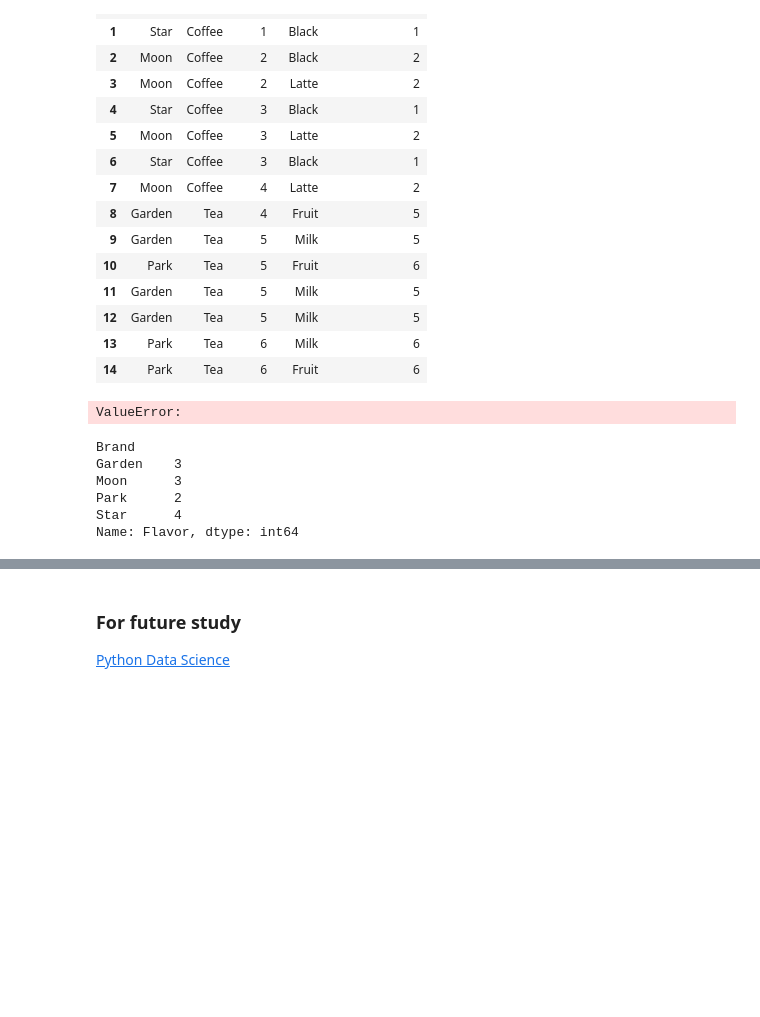
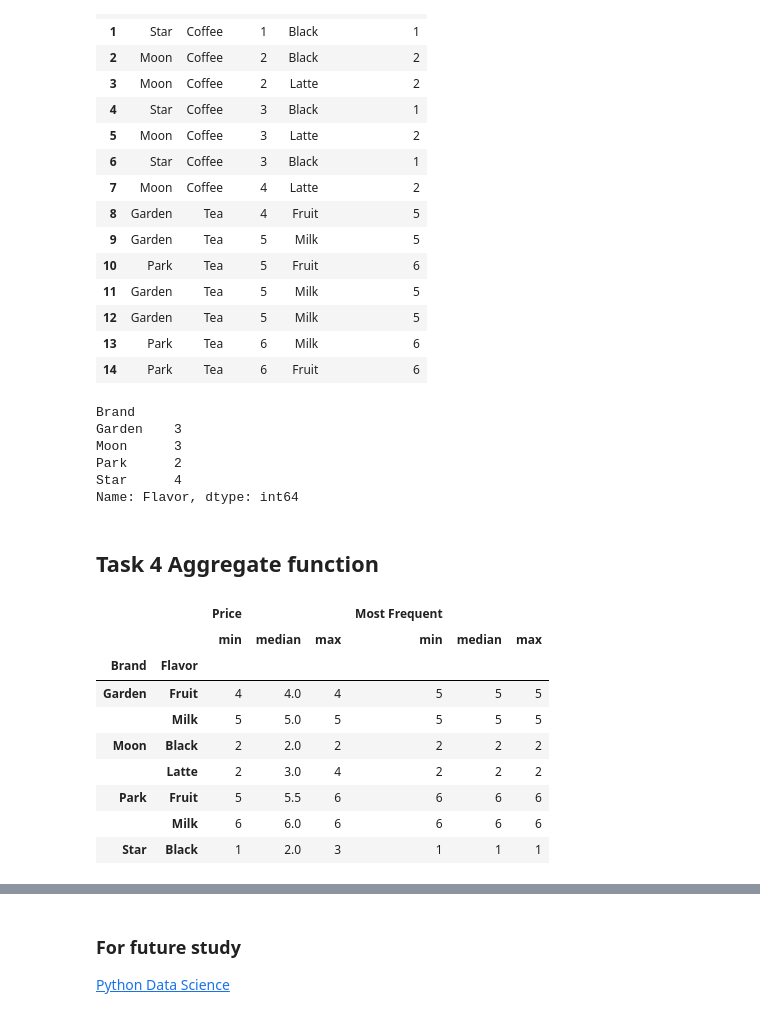
Before and after one commit to zigzagjie/Data-Science, a Jupyter notebook: Pandas/Groupby, Agg and Transform.ipynb, the cells around one changed output, grey strips where cells are left out. Drawn from its saved outputs; the diff is of its cells as text; code cells hidden in the pictures; blank space fills up the shorter version.

```diff
--- a/Pandas/Groupby, Agg and Transform.ipynb
+++ b/Pandas/Groupby, Agg and Transform.ipynb
@@ -304,10 +308,6 @@ item
 | 12 | Garden | Tea | 5 | Milk | 5 |
 | 13 | Park | Tea | 6 | Milk | 6 |
 | 14 | Park | Tea | 6 | Fruit | 6 |
-# %%
-item.groupby('Brand')['Flavor'].value_counts().groupby(level=0).nlargest(1)
-# %% [output]
-ValueError:
 # %%
 item.groupby('Brand')['Flavor'].value_counts().groupby(level=0).first()
 # %% [output]
@@ -317,3 +317,18 @@ Moon      3
 Park      2
 Star      4
 Name: Flavor, dtype: int64
+# %% [markdown]
+## Task 4 Aggregate function
+# %%
+item.groupby(['Brand','Flavor']).aggregate(['min', np.median, max])
+# %% [output]
+|  |  | Price |  |  | Most Frequent |  |  |
+|  |  | min | median | max | min | median | max |
+| Brand | Flavor |  |  |  |  |  |  |
+| Garden | Fruit | 4 | 4.0 | 4 | 5 | 5 | 5 |
+|  | Milk | 5 | 5.0 | 5 | 5 | 5 | 5 |
+| Moon | Black | 2 | 2.0 | 2 | 2 | 2 | 2 |
+|  | Latte | 2 | 3.0 | 4 | 2 | 2 | 2 |
+| Park | Fruit | 5 | 5.5 | 6 | 6 | 6 | 6 |
+|  | Milk | 6 | 6.0 | 6 | 6 | 6 | 6 |
+| Star | Black | 1 | 2.0 | 3 | 1 | 1 | 1 |
```
Also changed, not shown: parts of 6 cells of this notebook.
